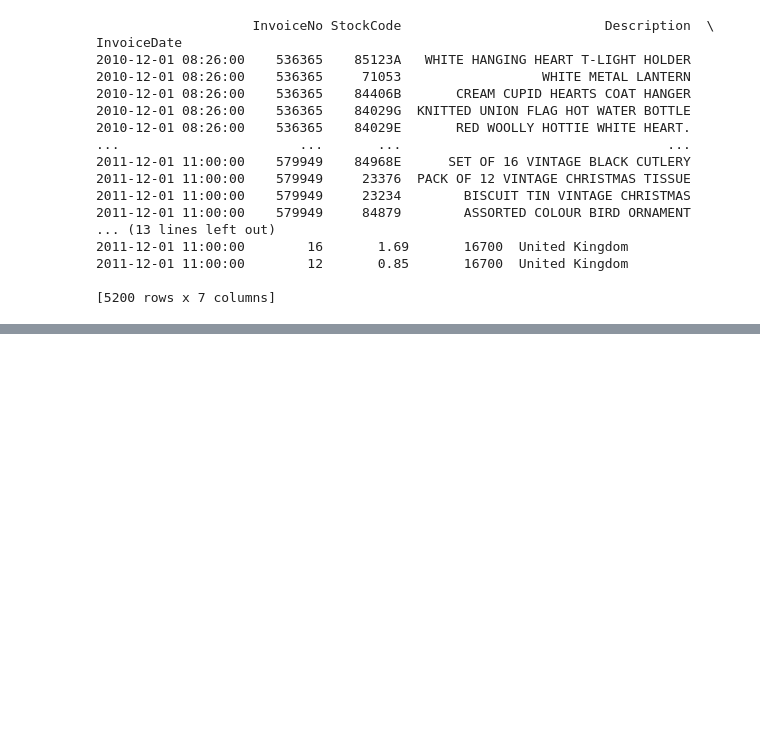
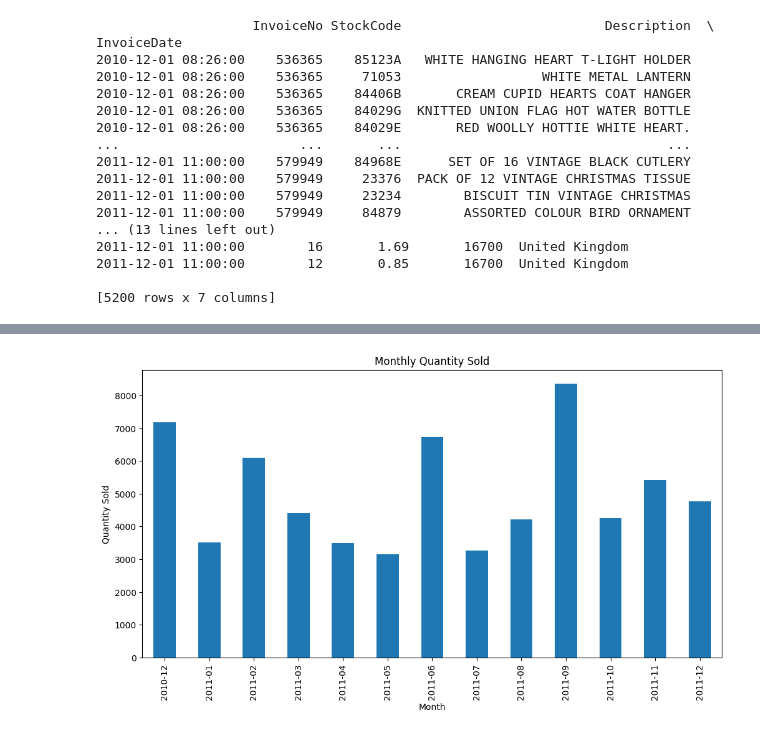
Before and after one commit to Tee-DataA/Online_Retail_Sales_Analysis, a Jupyter notebook: jupyter_notebooks/Sayed_test.ipynb, the cells around one changed output, grey strips where cells are left out. Drawn from its saved outputs; the diff is of its cells as text; code cells hidden in the pictures; blank space fills up the shorter version.

```diff
--- a/jupyter_notebooks/Sayed_test.ipynb
+++ b/jupyter_notebooks/Sayed_test.ipynb
@@ -157,0 +180,9 @@ KeyError: 'InvoiceDate'
+# %%
+# Monthly Quantity Sold
+monthly_quantity = extracted_rows.groupby(extracted_rows['InvoiceDate'].dt.to_period('M'))['Quantity'].sum()
+monthly_quantity.plot(kind='bar', figsize=(12, 6), title='Monthly Quantity Sold')
+plt.xlabel('Month')
+plt.ylabel('Quantity Sold')
+plt.show()
+# %% [output]
+[figure, added]
```
Also changed, not shown: parts of 8 cells of this notebook.
